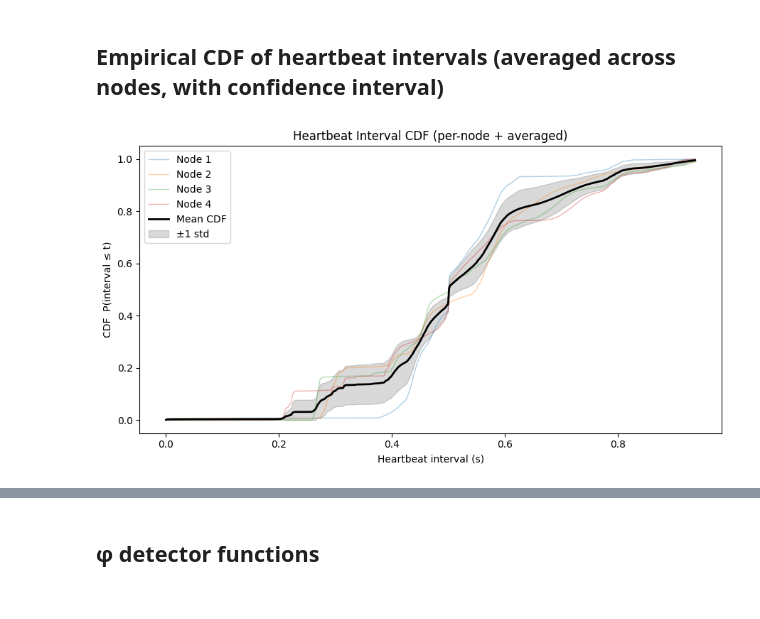
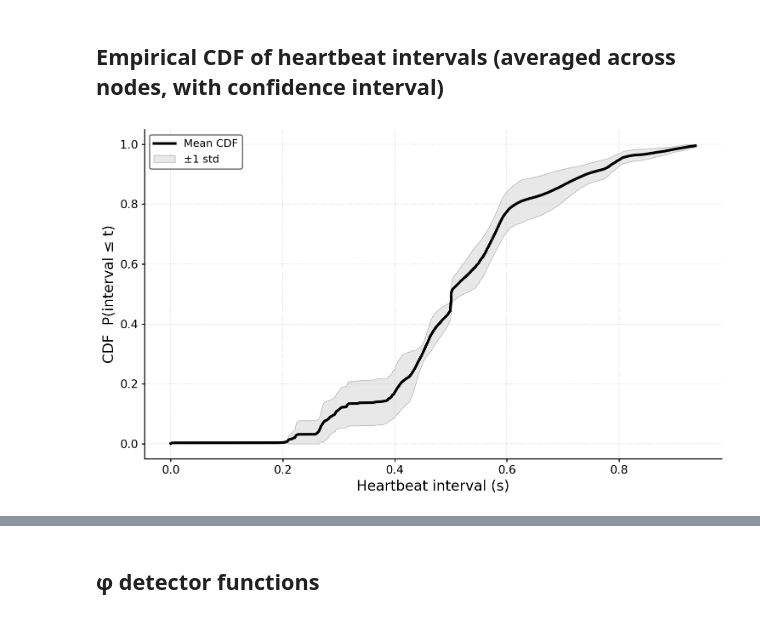
Before and after one commit to nriedman/raft-research, a Jupyter notebook: analysis/long_trace/trace-replay-refactored.ipynb, the cells around one changed output, grey strips where cells are left out. Cells and saved outputs as stored; diff of their text form; code cells hidden in the pictures.

```diff
--- a/analysis/long_trace/trace-replay-refactored.ipynb
+++ b/analysis/long_trace/trace-replay-refactored.ipynb
@@ -111,42 +111,74 @@ plt.show()
 # %%
 # Evaluate each node's empirical CDF on a shared x-grid, then average.
 
 all_vals = np.concatenate([all_intervals[nid].values for nid in NODE_IDS])
 x_grid = np.linspace(np.percentile(all_vals, 0.1), np.percentile(all_vals, 99.5), 500)
 
 node_cdfs = {}
 for node_id in NODE_IDS:
     sorted_iv = np.sort(all_intervals[node_id].values)
-    cdf_vals = np.searchsorted(sorted_iv, x_grid, side='right') / len(sorted_iv)
+    cdf_vals = np.searchsorted(sorted_iv, x_grid, side="right") / len(sorted_iv)
     node_cdfs[node_id] = cdf_vals
 
-cdf_matrix = np.vstack([node_cdfs[nid] for nid in NODE_IDS])  # shape: (4, len(x_grid))
+cdf_matrix = np.vstack([node_cdfs[nid] for nid in NODE_IDS])
 mean_cdf = cdf_matrix.mean(axis=0)
-std_cdf  = cdf_matrix.std(axis=0)
+std_cdf = cdf_matrix.std(axis=0)
 
-fig, ax = plt.subplots(figsize=(9, 5))
+fig, ax = plt.subplots(figsize=(10, 6), dpi=150)
 
-# Individual node CDFs (faint)
-colors = plt.cm.tab10.colors
-for i, node_id in enumerate(NODE_IDS):
-    ax.plot(x_grid, node_cdfs[node_id], color=colors[i], alpha=0.35, linewidth=1, label=f"Node {node_id}")
+# Publication-style formatting
+ax.spines["top"].set_visible(False)
+ax.spines["right"].set_visible(False)
+ax.spines["left"].set_linewidth(1.2)
+ax.spines["bottom"].set_linewidth(1.2)
+ax.grid(True, linestyle=":", linewidth=0.8, color="0.8")
+ax.tick_params(axis="both", labelsize=13, width=1.2)
+
+# Individual node CDFs: distinguish by line style and marker, not color
+linestyles = ["-", "--", "-.", ":"]
+markers = ["o", "s", "^", "D"]
+
+# for i, node_id in enumerate(NODE_IDS):
+#     ax.plot(
+#         x_grid,
+#         node_cdfs[node_id],
+#         color="0.35",
+#         linestyle=linestyles[i % len(linestyles)],
+#         linewidth=2.0,
+#         marker=markers[i % len(markers)],
+#         markevery=40,
+#         markersize=5,
+#         label=f"Node {node_id}",
+#     )
 
 # Mean CDF
-ax.plot(x_grid, mean_cdf, color='black', linewidth=2, label="Mean CDF")
+ax.plot(
+    x_grid,
+    mean_cdf,
+    color="black",
+    linewidth=3.0,
+    linestyle="-",
+    label="Mean CDF",
+)
 
-# ±1 std confidence band
+# ±1 std band
 ax.fill_between(
     x_grid,
     np.clip(mean_cdf - std_cdf, 0, 1),
     np.clip(mean_cdf + std_cdf, 0, 1),
-    color='black', alpha=0.15, label="±1 std"
+    facecolor="0.85",
+    edgecolor="0.6",
+    linewidth=0.8,
+    alpha=0.6,
+    label="±1 std",
 )
 
-ax.set_xlabel("Heartbeat interval (s)")
-ax.set_ylabel("CDF  P(interval ≤ t)")
-ax.set_title("Heartbeat Interval CDF (per-node + averaged)")
-ax.legend()
+ax.set_xlabel("Heartbeat interval (s)", fontsize=16)
+ax.set_ylabel("CDF  P(interval ≤ t)", fontsize=16)
+# ax.set_title("Heartbeat Interval CDF Across Nodes", fontsize=18, pad=12)
+
+ax.legend(fontsize=12, frameon=True, edgecolor="black")
 plt.tight_layout()
 plt.show()
 # %% [output]
-[figure, old version]
+[figure, new version]
```
Also changed, not shown: parts of 3 cells of this notebook, 2 other files.
